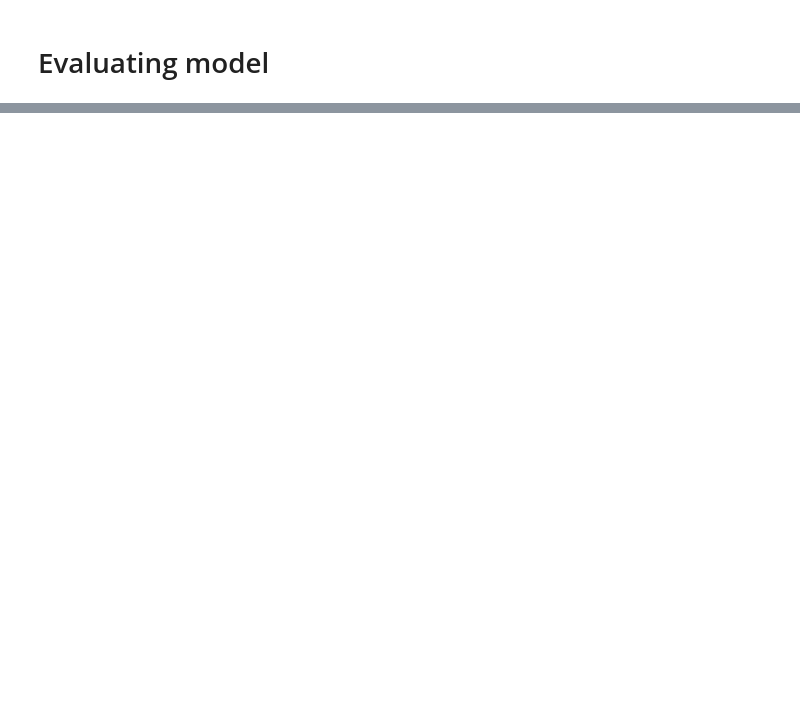
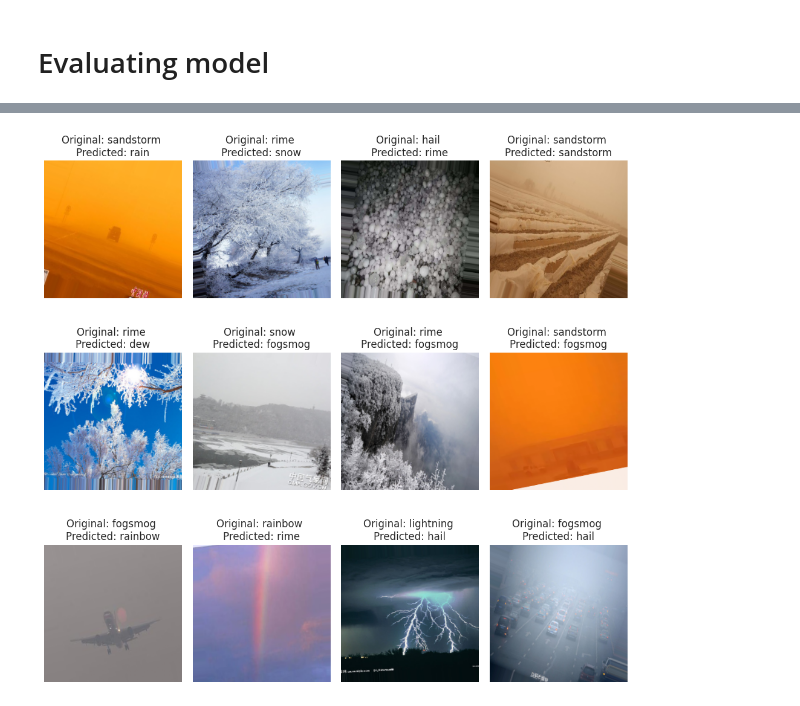
Before and after one commit to Shreyas1018/Weather-Detection, a Jupyter notebook: weather-detection.ipynb, the cells around one changed output, grey strips where cells are left out. Cells and saved outputs as stored; diff of their text form; code cells hidden in the pictures; blank space fills up the shorter version.

```diff
--- a/weather-detection.ipynb
+++ b/weather-detection.ipynb
@@ -344,0 +346,17 @@ plt.show()
+# %%
+classes = {val:key for key, val in test_data.class_indices.items()}
+def vis_pred(ind):
+    rows, columns = 3, 4
+    x, y = next(iter(train_data))
+    fig = plt.figure(figsize=(10, 10))
+    for i in range(rows * columns):
+        plt.subplot(rows, columns, i + 1)
+        plt.imshow(x[ind+i] / 255)
+        plt.title(f'Original: {classes[np.argmax(y[ind + i])]} \nPredicted: {classes[np.argmax(y_pred[ind + i])]}')
+        plt.axis('off')
+    plt.tight_layout()
+    plt.show()
+# %%
+vis_pred(10)
+# %% [output]
+[figure, added]
```
Also changed, not shown: parts of 13 cells of this notebook.
